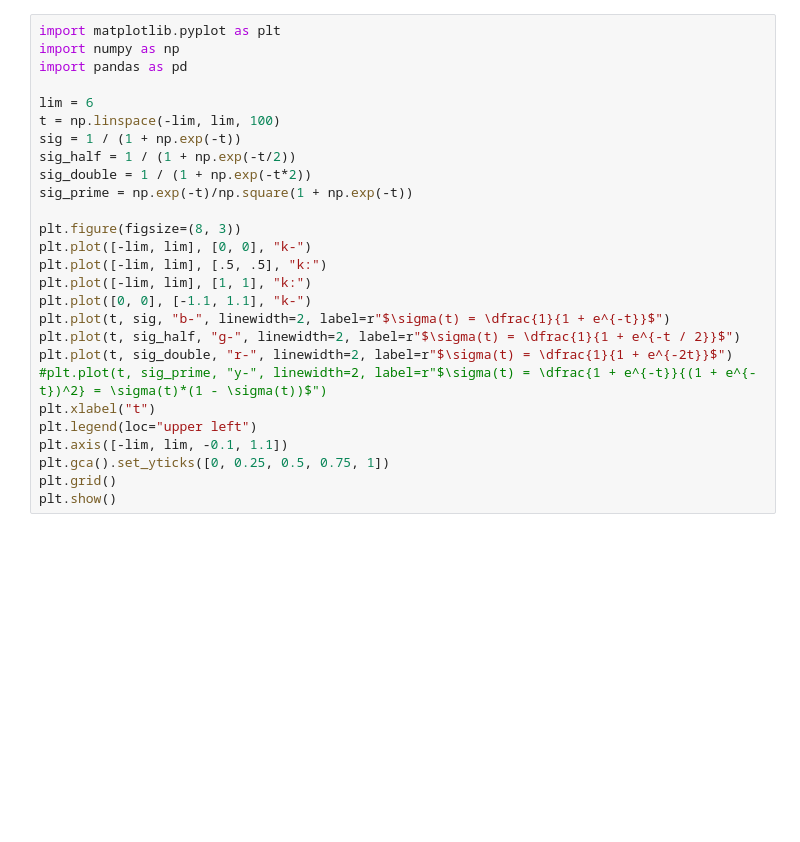
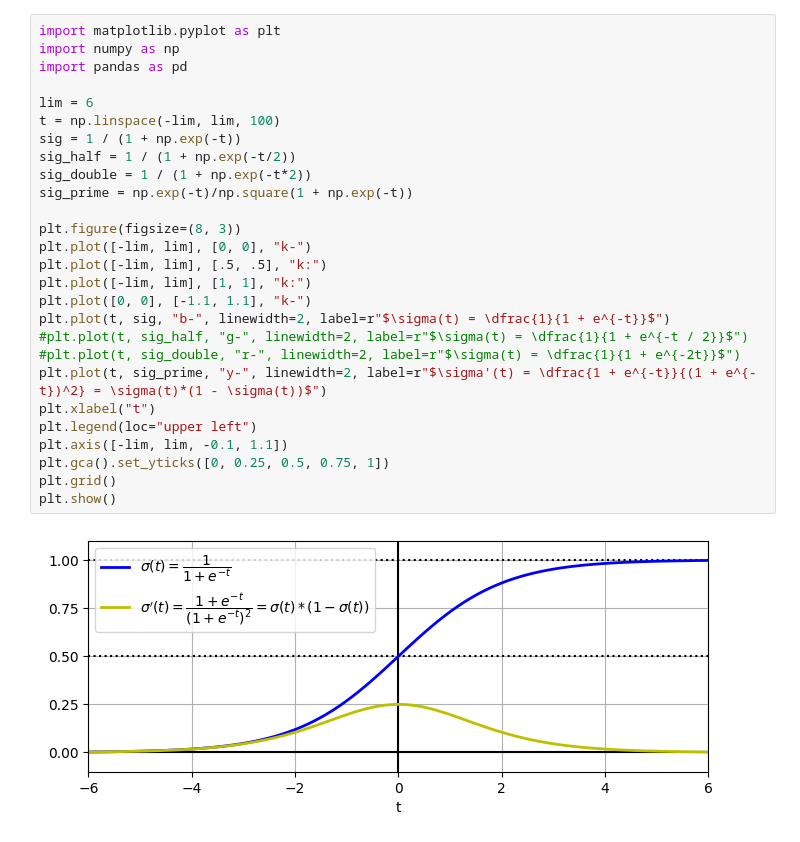
Before and after one commit to olehougaard/mal1-a23, a Jupyter notebook: session7/illustrations.ipynb, the cells around one changed output. Saved outputs shown, nothing was run; the diff lists cells and outputs as text; blank space fills up the shorter version.

```diff
--- a/session7/illustrations.ipynb
+++ b/session7/illustrations.ipynb
@@ -1,30 +1,32 @@
 # %%
 import matplotlib.pyplot as plt
 import numpy as np
 import pandas as pd
 
 lim = 6
 t = np.linspace(-lim, lim, 100)
 sig = 1 / (1 + np.exp(-t))
 sig_half = 1 / (1 + np.exp(-t/2))
 sig_double = 1 / (1 + np.exp(-t*2))
 sig_prime = np.exp(-t)/np.square(1 + np.exp(-t))
 
 plt.figure(figsize=(8, 3))
 plt.plot([-lim, lim], [0, 0], "k-")
 plt.plot([-lim, lim], [.5, .5], "k:")
 plt.plot([-lim, lim], [1, 1], "k:")
 plt.plot([0, 0], [-1.1, 1.1], "k-")
 plt.plot(t, sig, "b-", linewidth=2, label=r"$\sigma(t) = \dfrac{1}{1 + e^{-t}}$")
-plt.plot(t, sig_half, "g-", linewidth=2, label=r"$\sigma(t) = \dfrac{1}{1 + e^{-t / 2}}$")
-plt.plot(t, sig_double, "r-", linewidth=2, label=r"$\sigma(t) = \dfrac{1}{1 + e^{-2t}}$")
-#plt.plot(t, sig_prime, "y-", linewidth=2, label=r"$\sigma(t) = \dfrac{1 + e^{-t}}{(1 + e^{-t})^2} = \sigma(t)*(1 - \sigma(t))$")
+#plt.plot(t, sig_half, "g-", linewidth=2, label=r"$\sigma(t) = \dfrac{1}{1 + e^{-t / 2}}$")
+#plt.plot(t, sig_double, "r-", linewidth=2, label=r"$\sigma(t) = \dfrac{1}{1 + e^{-2t}}$")
+plt.plot(t, sig_prime, "y-", linewidth=2, label=r"$\sigma'(t) = \dfrac{1 + e^{-t}}{(1 + e^{-t})^2} = \sigma(t)*(1 - \sigma(t))$")
 plt.xlabel("t")
 plt.legend(loc="upper left")
 plt.axis([-lim, lim, -0.1, 1.1])
 plt.gca().set_yticks([0, 0.25, 0.5, 0.75, 1])
 plt.grid()
 plt.show()
+# %% [output]
+[figure, added]
 # %%
 titanic = pd.read_csv('Titanic.csv').dropna()
 
```
Also changed, not shown: parts of 3 cells of this notebook, 8 other files.
